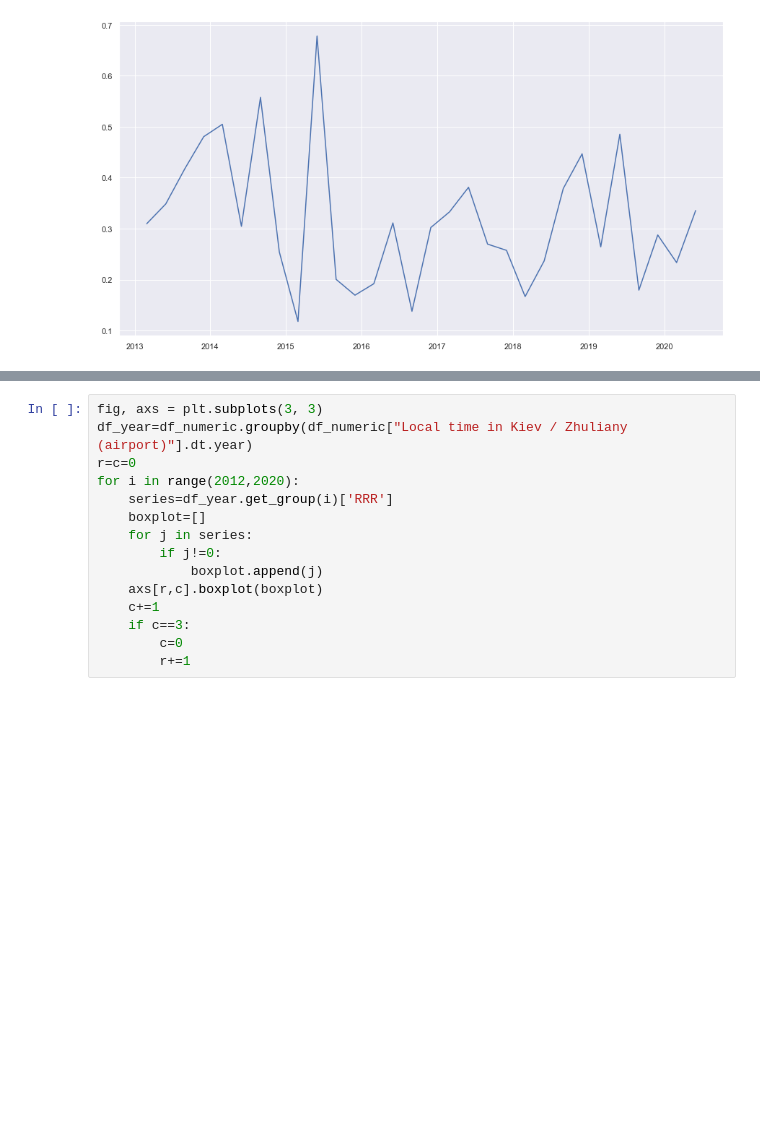
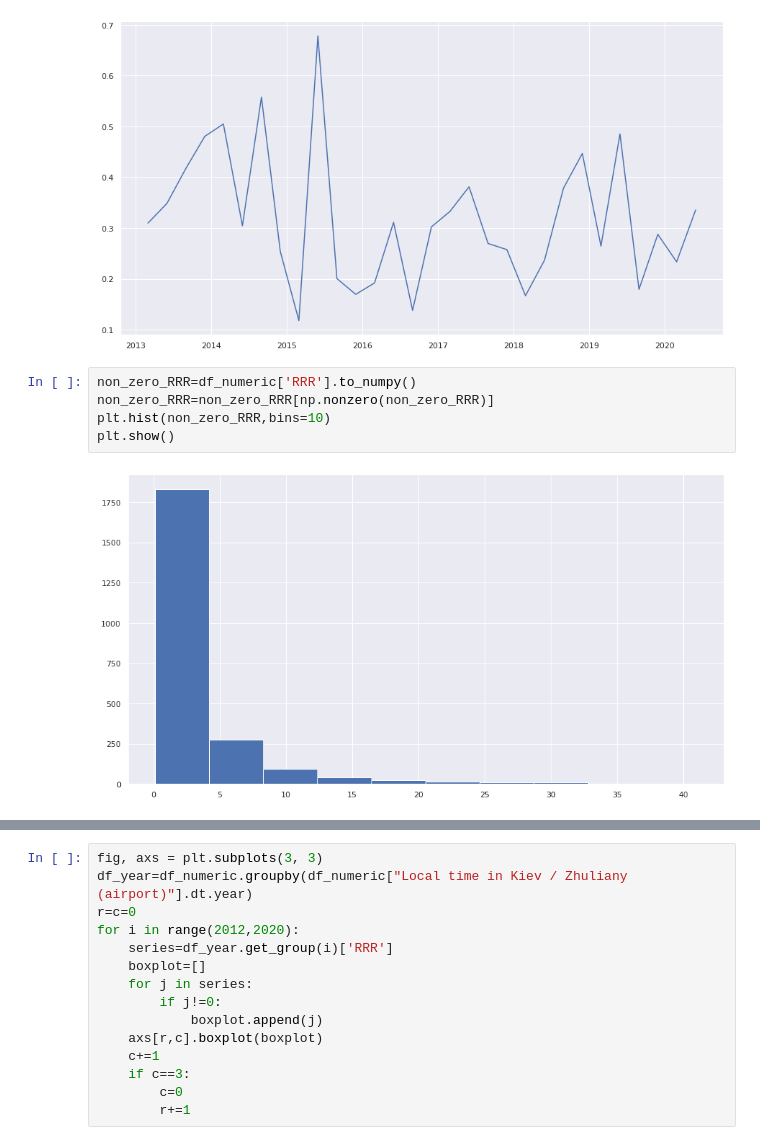
Before and after one commit to kvv1618/BTP_weather_nowcasting, a Jupyter notebook: BTP_eval/data_preprocessing.ipynb, the cells around one changed output, grey strips where cells are left out. Saved outputs shown, nothing was run; the diff lists cells and outputs as text; blank space fills up the shorter version.

```diff
--- a/BTP_eval/data_preprocessing.ipynb
+++ b/BTP_eval/data_preprocessing.ipynb
@@ -397,3 +395,10 @@ plt.plot(pd.date_range(start='2/2/2013', periods=30, freq='3M'),three_months_mea
 plt.show()
 # %% [output]
 [figure]
+# %%
+non_zero_RRR=df_numeric['RRR'].to_numpy()
+non_zero_RRR=non_zero_RRR[np.nonzero(non_zero_RRR)]
+plt.hist(non_zero_RRR,bins=10)
+plt.show()
+# %% [output]
+[figure, added]
```
Also changed, not shown: parts of 13 cells of this notebook, 1 other file.
